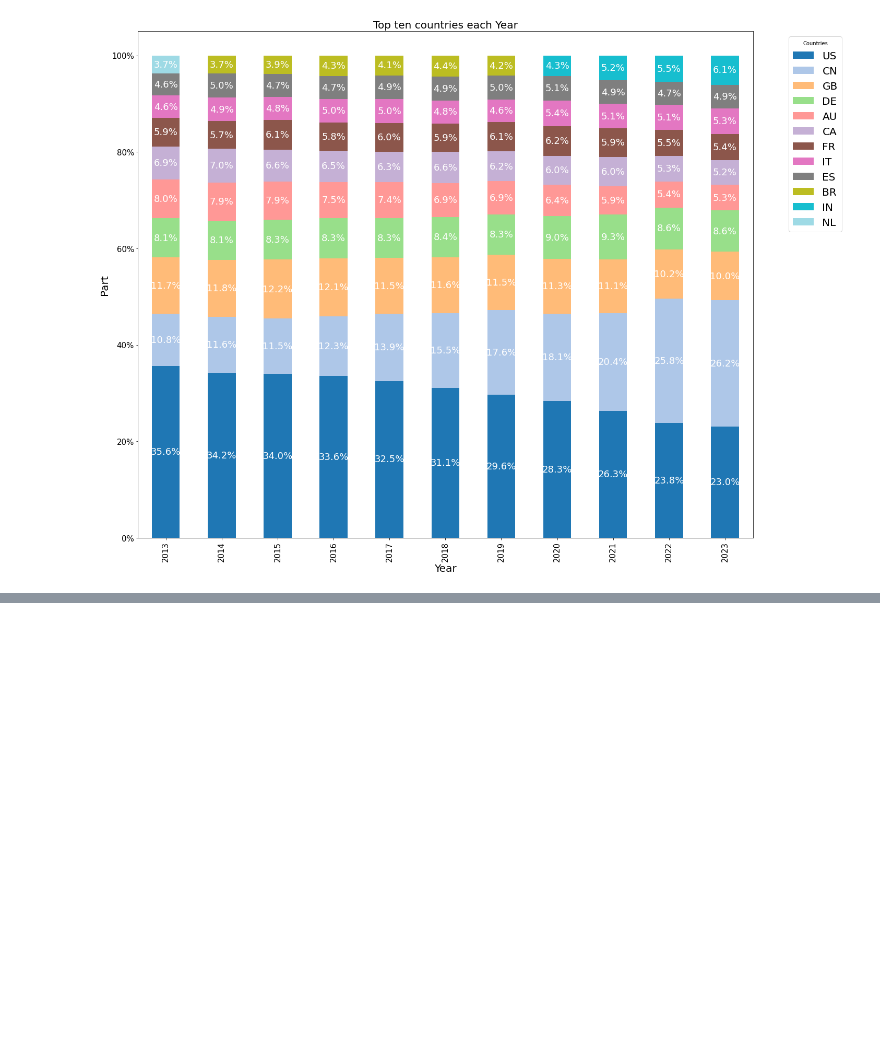
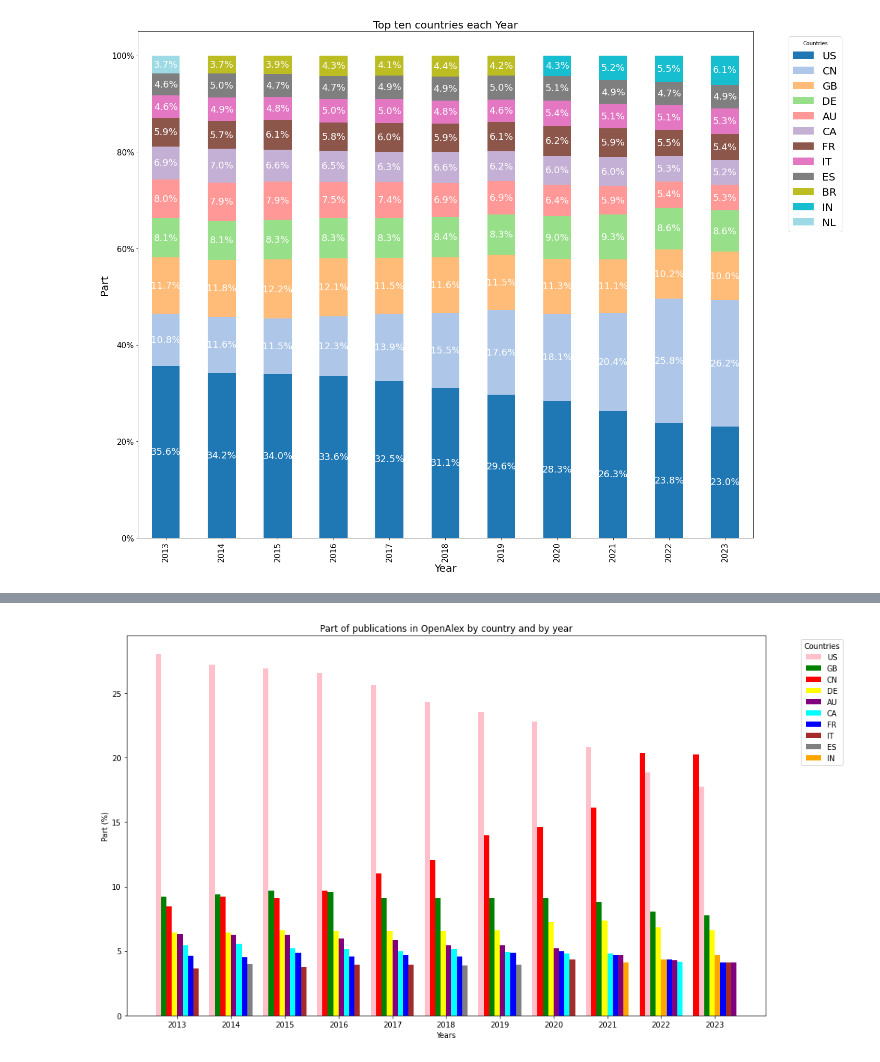
Before and after one commit to dataesr/teds, a Jupyter notebook: notebooks/ipcc_model/ipcc_model_openAlex_publications.ipynb, the cells around one changed output, grey strips where cells are left out. Cells and saved outputs as stored; diff of their text form; code cells hidden in the pictures; blank space fills up the shorter version.

```diff
--- a/notebooks/ipcc_model/ipcc_model_openAlex_publications.ipynb
+++ b/notebooks/ipcc_model/ipcc_model_openAlex_publications.ipynb
@@ -79,0 +128,47 @@ plt.show()
+# %%
+years = df['year'].unique()
+
+color_dict = {
+    'US': 'pink',
+    'GB': 'green',
+    'CN': 'red',
+    'DE': 'yellow',
+    'AU': 'purple',
+    'CA': 'cyan',
+    'FR': 'blue',
+    'IN': 'orange',
+    'IT': 'brown'
+}
+
+bar_width = 0.1
+index = np.arange(len(years))
+fig, ax = plt.subplots(figsize=(14, 8))
+
+used_countries = set()
+for i, year in enumerate(years):
+    year_data = df[df['year'] == year]
+
+    top_8_countries = year_data.nlargest(8, 'count')['country']
+    year_data_top_8 = year_data[year_data['country'].isin(top_8_countries)]
+
+    for j, country in enumerate(top_8_countries):
+        country_data = year_data_top_8[year_data_top_8['country'] == country]
+
+        color = color_dict.get(country, 'gray')
+
+        bar = ax.bar(index[i] + j * bar_width, country_data['percentage'], bar_width, label=country if country not in used_countries else "", color=color)
+
+        if country not in used_countries:
+            used_countries.add(country)
+
+ax.set_xlabel('Years')
+ax.set_ylabel('Part (%)')
+ax.set_title('Part of publications in OpenAlex by country and by year')
+ax.set_xticks(index + bar_width * 3.5)
+ax.set_xticklabels(years)
+ax.legend(title="Countries", bbox_to_anchor=(1.05, 1), loc='upper left')
+
+plt.tight_layout()
+plt.show()
+# %% [output]
+[figure, added]
```
Also changed, not shown: parts of 8 cells of this notebook.
